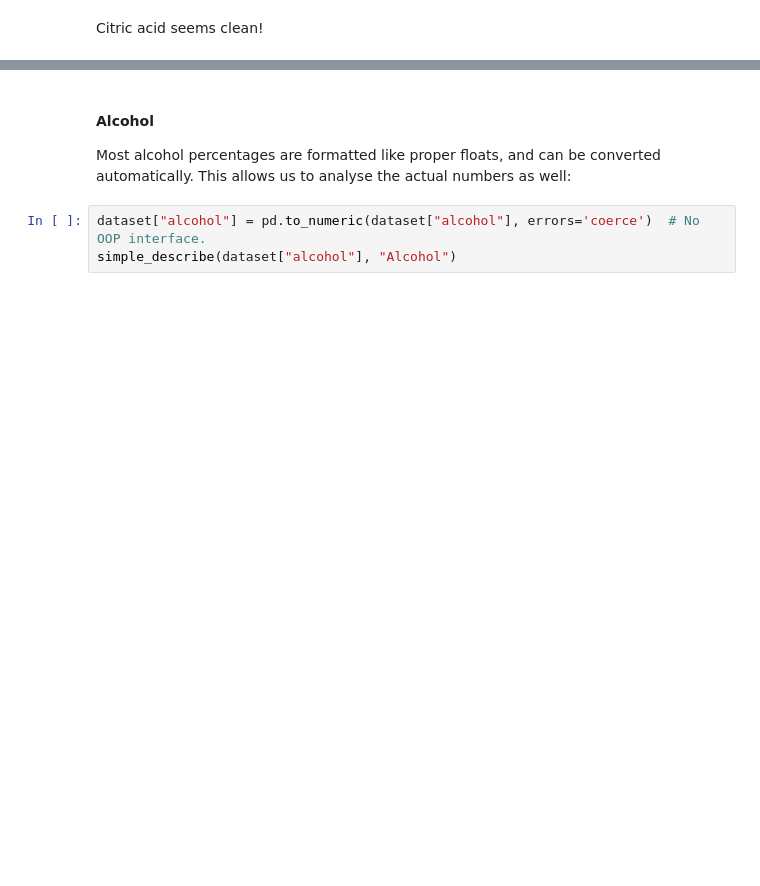
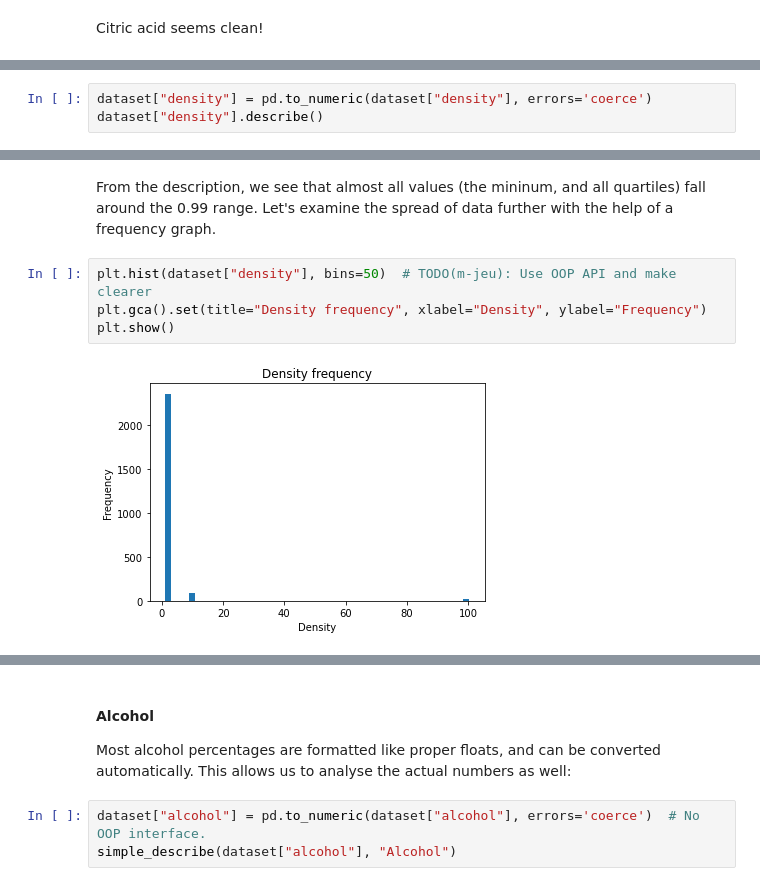
Before and after one commit to m-jeu/CM_0, a Jupyter notebook: redwine.ipynb, the cells around one changed output, grey strips where cells are left out. Saved outputs shown, nothing was run; the diff lists cells and outputs as text; blank space fills up the shorter version.

Commit message:
Clean density column

```diff
--- a/redwine.ipynb
+++ b/redwine.ipynb
@@ -98,0 +201,3 @@ Citric acid seems clean!
+# %%
+dataset["density"] = pd.to_numeric(dataset["density"], errors='coerce')
+dataset["density"].describe()
@@ -98,0 +214,8 @@ Citric acid seems clean!
+# %% [markdown]
+From the description, we see that almost all values (the mininum, and all quartiles) fall around the 0.99 range. Let's examine the spread of data further with the help of a frequency graph.
+# %%
+plt.hist(dataset["density"], bins=50)  # TODO(m-jeu): Use OOP API and make clearer
+plt.gca().set(title="Density frequency", xlabel="Density", ylabel="Frequency")
+plt.show()
+# %% [output]
+[figure, added]
```
Also changed, not shown: parts of 25 cells of this notebook.
